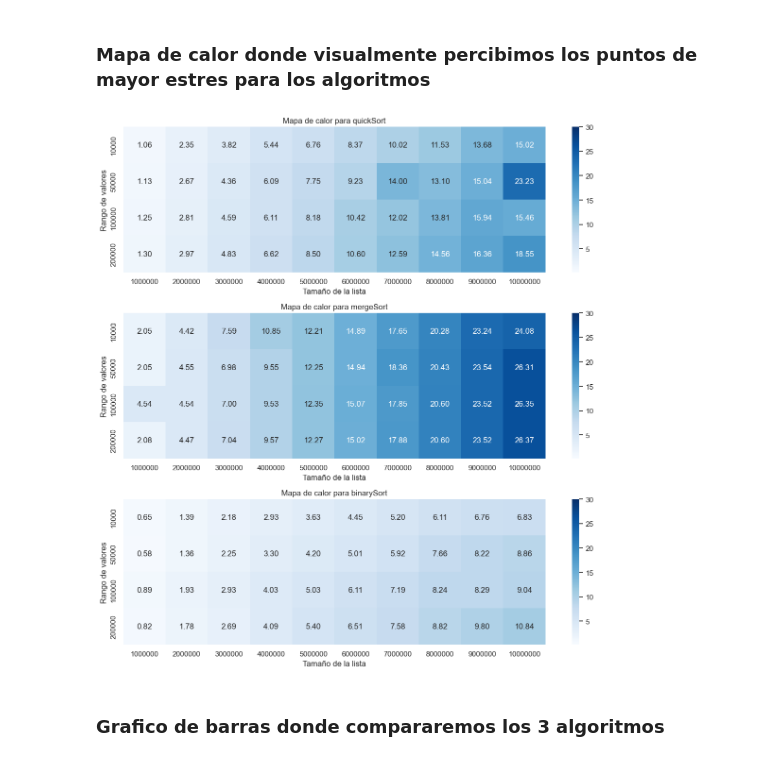
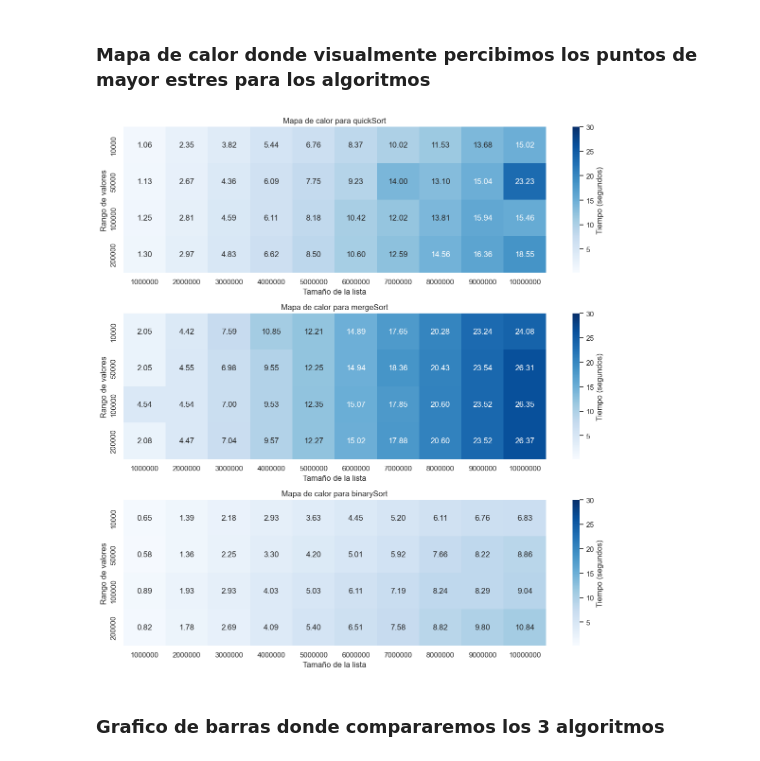
Before and after one commit to ulisac04/publico, a Jupyter notebook: index.ipynb, the cells around one changed output. Cells and saved outputs as stored; diff of their text form; code cells hidden in the pictures.

```diff
--- a/index.ipynb
+++ b/index.ipynb
@@ -138,32 +138,32 @@ plot_distributions(df, 'zeros')
 # %%
 
 sns.set(style="whitegrid")
 
 
 vmin = df['time'].min()
 vmax = 30 #df['time'].max()
 
 fig, axes = plt.subplots(3, 1, figsize=(12, 12))
 
 
 methods = df['method'].unique()
 
 axes = axes.flatten()
 
 for i, method in enumerate(methods):
     df_method = df[df['method'] == method]
 
     pivot_table = df_method.pivot_table(index="range", columns="size", values="time")
 
-    sns.heatmap(pivot_table, ax=axes[i], annot=True, fmt=".2f", cmap="Blues", vmin=vmin, vmax=vmax)
+    sns.heatmap(pivot_table, ax=axes[i], annot=True, fmt=".2f", cmap="Blues", vmin=vmin, vmax=vmax,  cbar_kws={'label': 'Tiempo (segundos)'} )
     axes[i].set_title(f"Mapa de calor para {method}")
     axes[i].set_xlabel("Tamaño de la lista")
     axes[i].set_ylabel("Rango de valores")
 
 plt.tight_layout()
 plt.show()
 # %% [output]
-[figure, old version]
+[figure, new version]
 # %% [markdown]
 ### Grafico de barras donde compararemos los 3 algoritmos
 # %%
```
